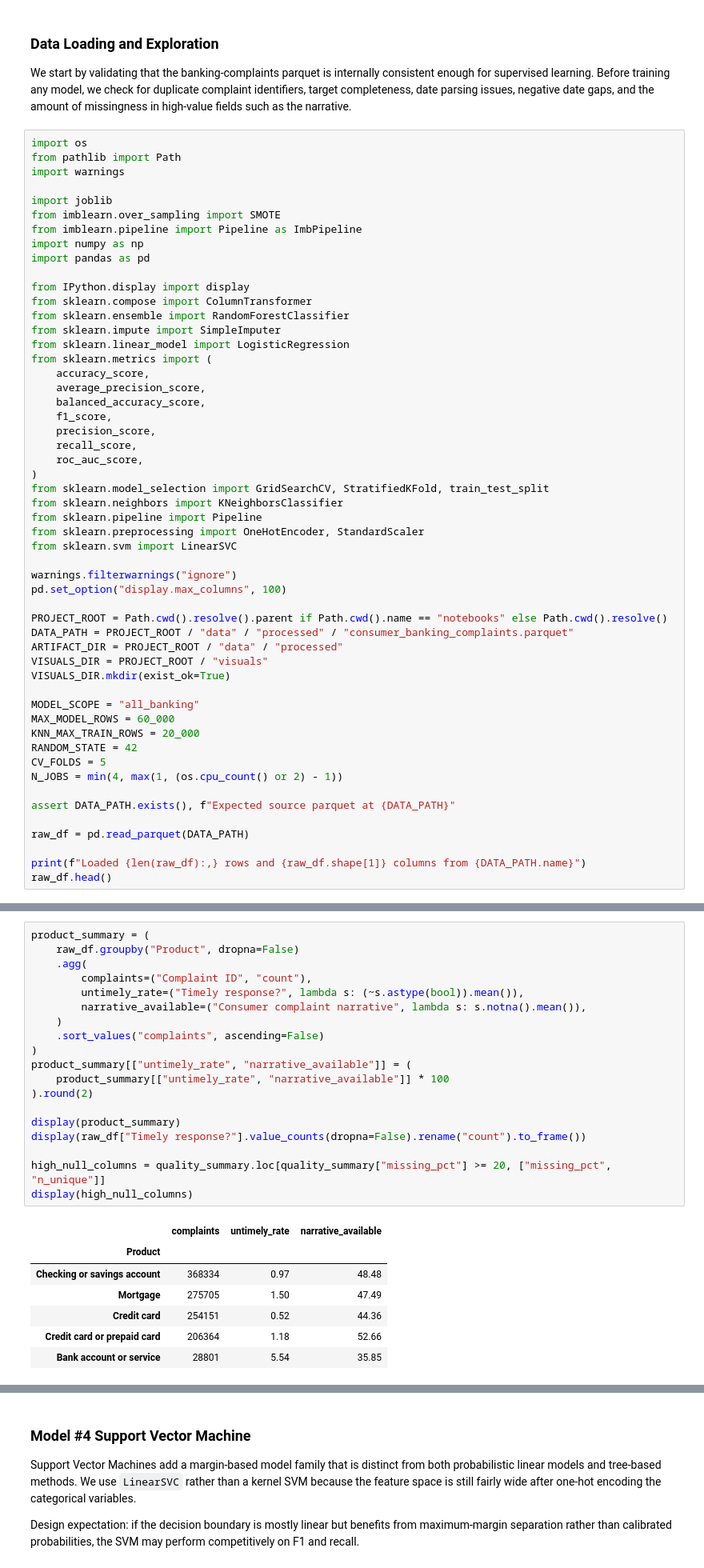
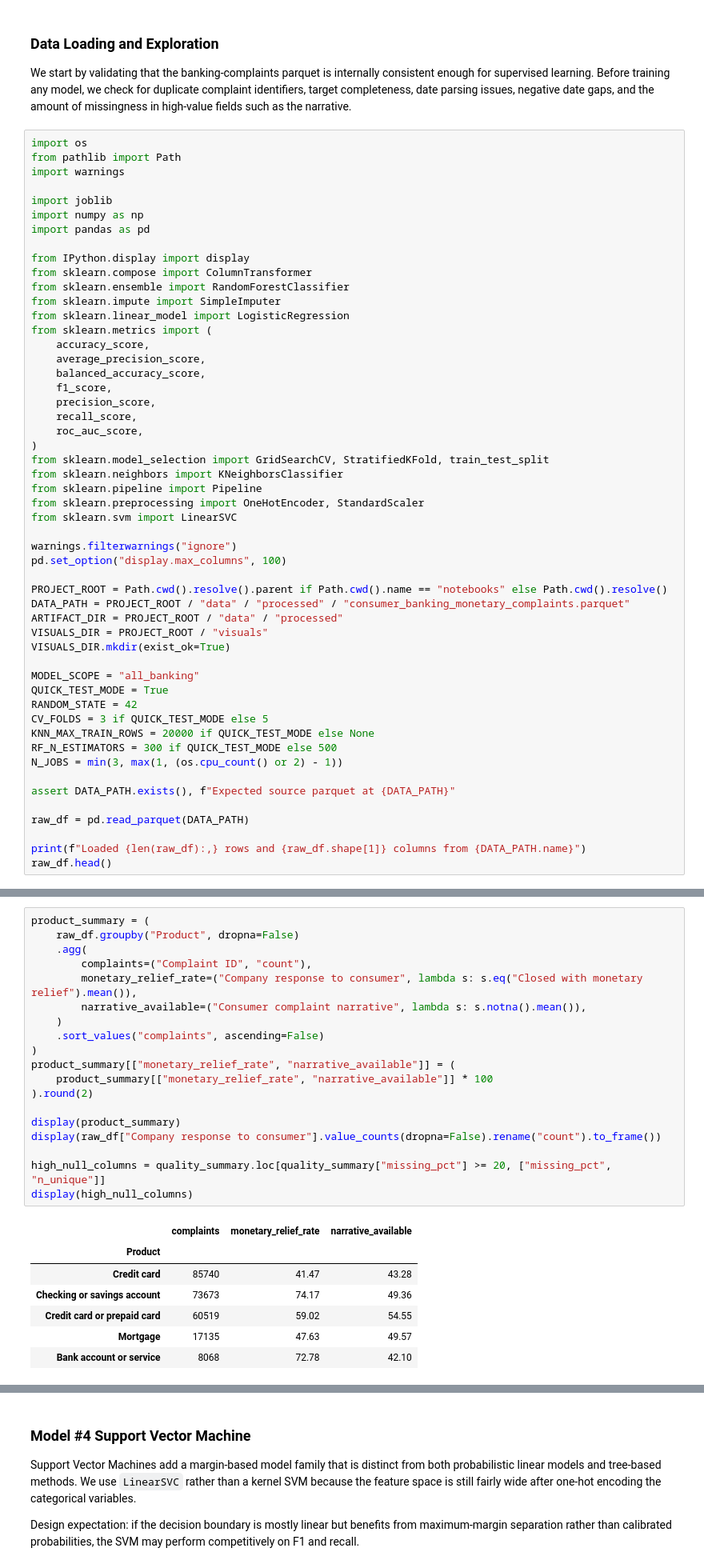
Before and after one commit to n-tamm/cfpb_mortgage_complaints, a Jupyter notebook: notebooks/03_supervised_model_development_monetary.ipynb, the cells around one changed output, grey strips where cells are left out. Shown at 80% size. Cells and saved outputs as stored; diff of their text form.

```diff
--- a/notebooks/03_supervised_model_development.ipynb
+++ b/notebooks/03_supervised_model_development_monetary.ipynb
@@ -37,8 +37,6 @@ from pathlib import Path
 import warnings
 
 import joblib
-from imblearn.over_sampling import SMOTE
-from imblearn.pipeline import Pipeline as ImbPipeline
 import numpy as np
 import pandas as pd
 
@@ -66,17 +64,18 @@ warnings.filterwarnings("ignore")
 pd.set_option("display.max_columns", 100)
 
 PROJECT_ROOT = Path.cwd().resolve().parent if Path.cwd().name == "notebooks" else Path.cwd().resolve()
-DATA_PATH = PROJECT_ROOT / "data" / "processed" / "consumer_banking_complaints.parquet"
+DATA_PATH = PROJECT_ROOT / "data" / "processed" / "consumer_banking_monetary_complaints.parquet"
 ARTIFACT_DIR = PROJECT_ROOT / "data" / "processed"
 VISUALS_DIR = PROJECT_ROOT / "visuals"
 VISUALS_DIR.mkdir(exist_ok=True)
 
 MODEL_SCOPE = "all_banking"
-MAX_MODEL_ROWS = 60_000
-KNN_MAX_TRAIN_ROWS = 20_000
+QUICK_TEST_MODE = True
 RANDOM_STATE = 42
-CV_FOLDS = 5
-N_JOBS = min(4, max(1, (os.cpu_count() or 2) - 1))
+CV_FOLDS = 3 if QUICK_TEST_MODE else 5
+KNN_MAX_TRAIN_ROWS = 20000 if QUICK_TEST_MODE else None
+RF_N_ESTIMATORS = 300 if QUICK_TEST_MODE else 500
+N_JOBS = min(3, max(1, (os.cpu_count() or 2) - 1))
 
 assert DATA_PATH.exists(), f"Expected source parquet at {DATA_PATH}"
 
@@ -158,28 +157,28 @@ display(quality_df["company_lag_days"].describe(percentiles=[0.01, 0.05, 0.5, 0.
 # %%
 product_summary = (
     raw_df.groupby("Product", dropna=False)
     .agg(
         complaints=("Complaint ID", "count"),
-        untimely_rate=("Timely response?", lambda s: (~s.astype(bool)).mean()),
+        monetary_relief_rate=("Company response to consumer", lambda s: s.eq("Closed with monetary relief").mean()),
         narrative_available=("Consumer complaint narrative", lambda s: s.notna().mean()),
     )
     .sort_values("complaints", ascending=False)
 )
-product_summary[["untimely_rate", "narrative_available"]] = (
-    product_summary[["untimely_rate", "narrative_available"]] * 100
+product_summary[["monetary_relief_rate", "narrative_available"]] = (
+    product_summary[["monetary_relief_rate", "narrative_available"]] * 100
 ).round(2)
 
 display(product_summary)
-display(raw_df["Timely response?"].value_counts(dropna=False).rename("count").to_frame())
+display(raw_df["Company response to consumer"].value_counts(dropna=False).rename("count").to_frame())
 
 high_null_columns = quality_summary.loc[quality_summary["missing_pct"] >= 20, ["missing_pct", "n_unique"]]
 display(high_null_columns)
 # %% [output]
-|  | complaints | untimely_rate | narrative_available |
+|  | complaints | monetary_relief_rate | narrative_available |
 | Product |  |  |  |
-| Checking or savings account | 368334 | 0.97 | 48.48 |
-| Mortgage | 275705 | 1.50 | 47.49 |
-| Credit card | 254151 | 0.52 | 44.36 |
-| Credit card or prepaid card | 206364 | 1.18 | 52.66 |
-| Bank account or service | 28801 | 5.54 | 35.85 |
+| Credit card | 85740 | 41.47 | 43.28 |
+| Checking or savings account | 73673 | 74.17 | 49.36 |
+| Credit card or prepaid card | 60519 | 59.02 | 54.55 |
+| Mortgage | 17135 | 47.63 | 49.57 |
+| Bank account or service | 8068 | 72.78 | 42.10 |
 |  | count |
```
Also changed, not shown: parts of 20 cells of this notebook, 19 other files.
